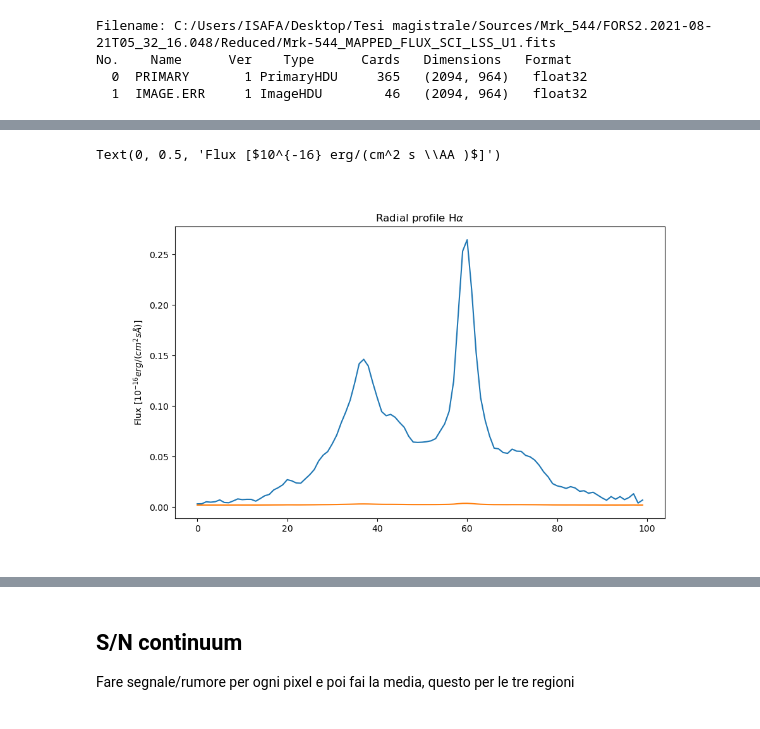
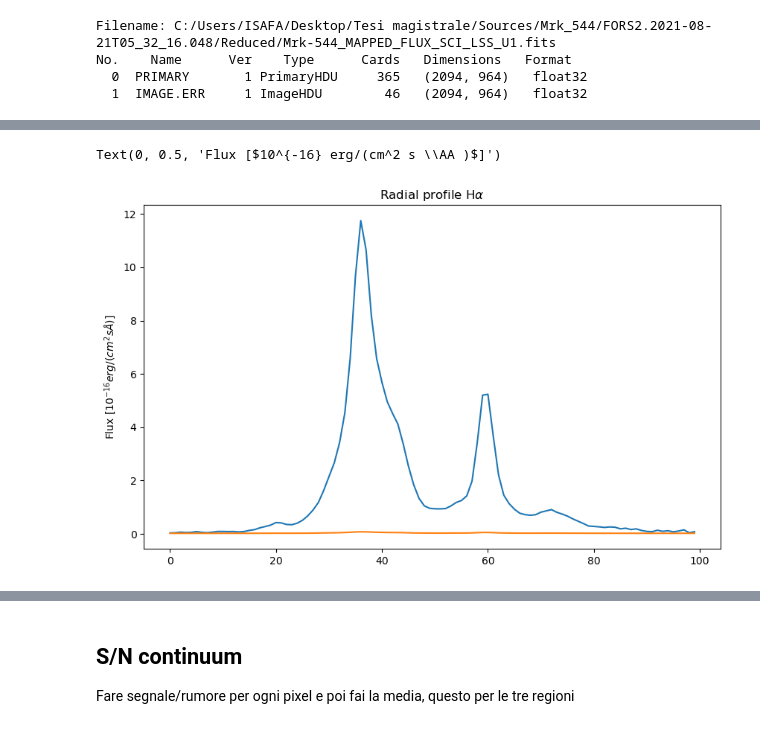
Before and after one commit to Isabella-Famoso/Tesi_magistrale, a Jupyter notebook: Sources/Mrk544/FORS2.2021-08-21T05_32_16.048/ppxf_analysis/Spectra-extraction.ipynb, the cells around one changed output, grey strips where cells are left out. Saved outputs shown, nothing was run; the diff lists cells and outputs as text; code cells hidden in the pictures.

```diff
--- a/Sources/Mrk544/FORS2.2021-08-21T05_32_16.048/ppxf_analysis/Spectra-extraction.ipynb
+++ b/Sources/Mrk544/FORS2.2021-08-21T05_32_16.048/ppxf_analysis/Spectra-extraction.ipynb
@@ -24,10 +26,10 @@ No.    Name      Ver    Type      Cards   Dimensions   Format
   0  PRIMARY       1 PrimaryHDU     365   (2094, 964)   float32
   1  IMAGE.ERR     1 ImageHDU        46   (2094, 964)   float32
 # %%
-image_cut = image[55:155, 0:1800]
-image_error_cut = image_error[55:155, 0:1800]
+image_cut = image[55:155, 0:1890]
+image_error_cut = image_error[55:155, 0:1890]
 # %%
-wv = np.arange(4300.74, 4300.74+1800*1.48, 1.48)
+wv = np.arange(4300.74, 4300.74+1890*1.48, 1.48)
 J, N = image_cut.data.shape
 #x = np.arange(0, N, 1)
 y = np.arange(0, J, 1)
@@ -46,23 +49,21 @@ l_NII = 6583 * (1+z)
 l_SII = 6717 * (1+z)
 l_OIII = 5007 * (1+z)
 # %%
-mask_HA = (wv > l_HA-10)*(wv < l_HA+10)
+mask_HA = (wv > l_HA-8)*(wv < l_HA+8)
 image_HA = image_cut[:, mask_HA]
 image_error_HA = image_error_cut[:, mask_HA]
-weights_HA = 1/image_error_HA**2
-radial_profile_HA, sum_weights_HA = np.average(image_HA, axis = 1, weights = weights_HA, returned = True)
-radial_profile_error_HA = 1/np.sqrt(sum_weights_HA)
-#radial_profile_error_HA = np.sqrt(np.sum(image_error_HA**2, axis = 1))/image_error_HA.shape[1]
+radial_profile_HA = np.sum(image_HA, axis = 1)
+radial_profile_error_HA = np.sqrt(np.sum(image_error_HA**2, axis = 1))
 
 x_axes = np.arange(0, 100, 1)
 plt.figure(figsize=(10, 6))
 plt.plot(x_axes, radial_profile_HA)
 plt.plot(x_axes, radial_profile_error_HA)
 plt.title(r'Radial profile H$\alpha$')
 plt.ylabel(r'Flux [$10^{-16} erg/(cm^2 s \AA )$]')
 # %% [output]
 Text(0, 0.5, 'Flux [$10^{-16} erg/(cm^2 s \\AA )$]')
-[figure, old version]
+[figure, new version]
 # %%
 fit_HA = pd.read_csv("C:/Users/ISAFA/Desktop/Tesi magistrale/Sources/Mrk_544/FORS2.2021-08-21T05_32_16.048/Reduced/Fit_code/Halpha_fit.csv", index_col=0)
 os.makedirs('1Sigma', exist_ok=True)
```
Also changed, not shown: parts of 11 cells of this notebook, 4 other files.
